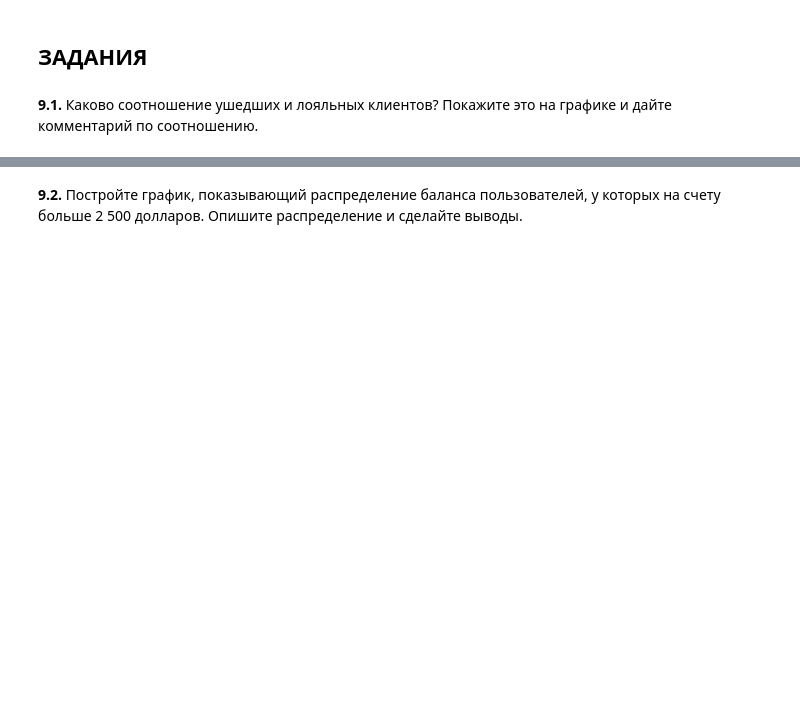
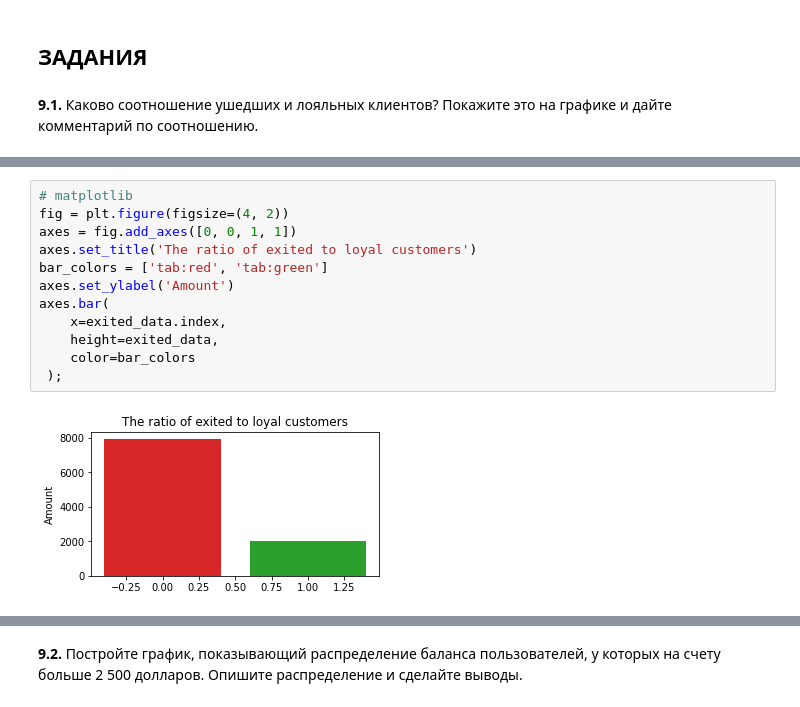
Before and after one commit to GalaFedorova/SkillFactory2, a Jupyter notebook: SF_DST/Python-13/DST_churn.ipynb, the cells around one changed output, grey strips where cells are left out. Saved outputs shown, nothing was run; the diff lists cells and outputs as text; blank space fills up the shorter version.

```diff
--- a/SF_DST/Python-13/DST_churn.ipynb
+++ b/SF_DST/Python-13/DST_churn.ipynb
@@ -108,0 +156,14 @@ __9.1.__ Каково соотношение ушедших и лояльных
+# %%
+# matplotlib
+fig = plt.figure(figsize=(4, 2))
+axes = fig.add_axes([0, 0, 1, 1])
+axes.set_title('The ratio of exited to loyal customers')
+bar_colors = ['tab:red', 'tab:green']
+axes.set_ylabel('Amount')
+axes.bar(
+    x=exited_data.index,
+    height=exited_data,
+    color=bar_colors
+ );
+# %% [output]
+[figure, added]
```
Also changed, not shown: parts of 48 cells of this notebook.
